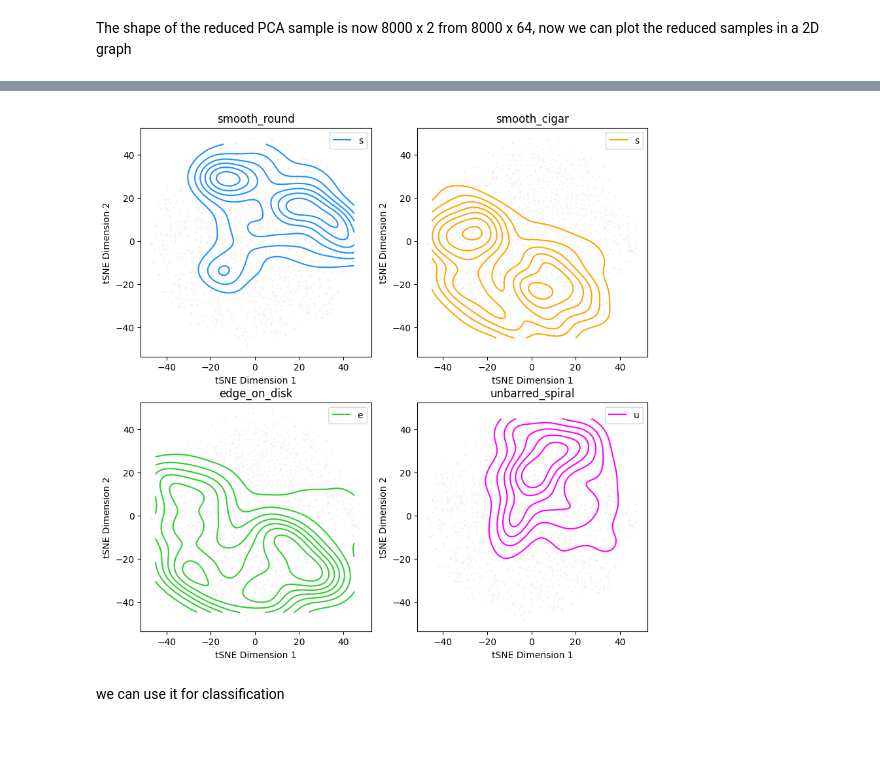
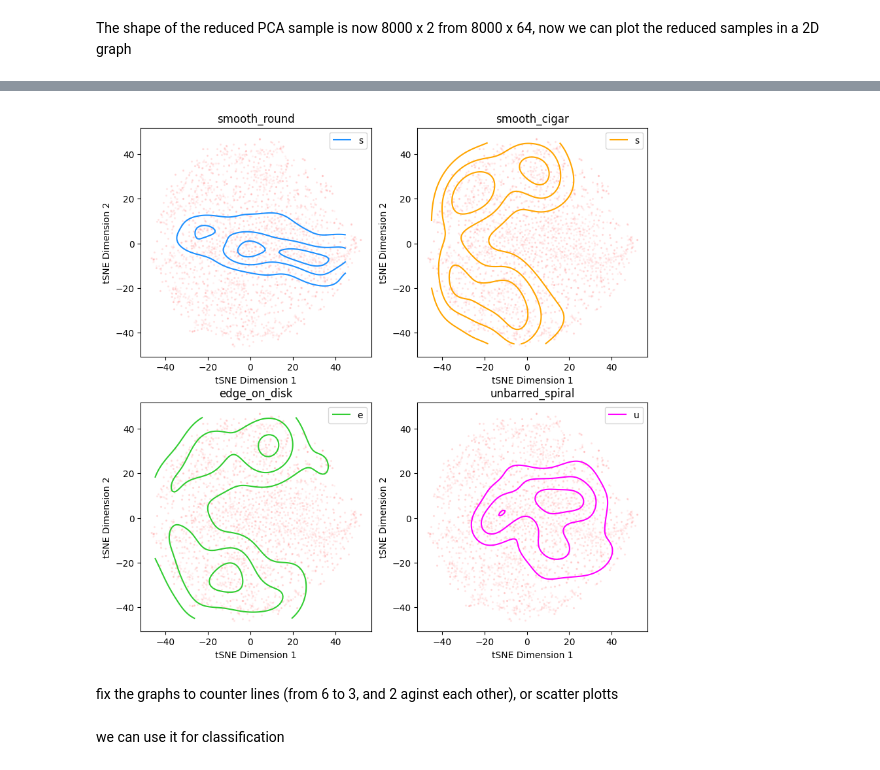
Before and after one commit to ezrafielding/galaxy-cluster, a Jupyter notebook: 3-Visualisation.ipynb, the cells around one changed output, grey strips where cells are left out. Cells and saved outputs as stored; diff of their text form; code cells hidden in the pictures; blank space fills up the shorter version.

```diff
--- a/3-Visualisation.ipynb
+++ b/3-Visualisation.ipynb
@@ -69,0 +100,31 @@ The shape of the reduced PCA sample is now 8000 x 2 from 8000 x 64, now we can p
+# %%
+xmin, xmax = -6, 16
+ymin, ymax = -6, 4
+
+# Peform the kernel density estimate
+xx, yy = np.mgrid[xmin:xmax:100j, ymin:ymax:100j]
+positions = np.vstack([xx.ravel(), yy.ravel()])
+
+fig = plt.figure(figsize=(10, 10))
+colors = ['dodgerblue', 'orange', 'limegreen', 'magenta']
+for i in range(4):
+    spots = (np.array(labels_train) == i )
+
+    plt.subplot(2, 2, i+1)
+    plt.scatter(pca_sample[:, 0], pca_sample[:, 1], s=2, marker='.', color='grey', alpha=0.01)# bins='log', cmap='Greys', alpha=0.5)
+
+
+    values = np.vstack([pca_sample[:, 0][spots], pca_sample[:, 1][spots]])
+    kernel = st.gaussian_kde(values)
+    f = np.reshape(kernel(positions).T, xx.shape)
+    cntr = plt.contour(xx, yy, f, colors=colors[i])
+    h1, _ = cntr.legend_elements()
+
+    plt.legend([h1[0]], classes[i])
+    plt.title(classes[i])
+    plt.xlim(-7, 16)
+    plt.ylim(-6, 6)
+    plt.xlabel('PCA 1')
+    plt.ylabel('PCA 2')
+
+plt.show()
@@ -107,28 +192,28 @@ tsne_sample = TSNE(n_components=2, init='pca', perplexity=10, learning_rate = 10
 # %%
 xmin, xmax = -45, 45
 ymin, ymax = -45, 45
 
 # Peform the kernel density estimate
 xx, yy = np.mgrid[xmin:xmax:100j, ymin:ymax:100j]
 positions = np.vstack([xx.ravel(), yy.ravel()])
 
 fig = plt.figure(figsize=(10, 10))
 
 for i in range(4):
     spots = (np.array(labels_train[idx]) == i )
     plt.subplot(2, 2, i+1)
-    plt.scatter(tsne_sample[:, 0], tsne_sample[:, 1], c='black', s=2, alpha=0.01)
+    plt.scatter(tsne_sample[:, 0], tsne_sample[:, 1], c='red', s=2, alpha=0.03)
 
     values = np.vstack([tsne_sample[:, 0][spots], tsne_sample[:, 1][spots]])
     kernel = st.gaussian_kde(values)
     f = np.reshape(kernel(positions).T, xx.shape)
-    cntr = plt.contour(xx, yy, f, colors=colors[i])
+    cntr = plt.contour(xx, yy, f, levels = 3, colors=colors[i])
     h1, _ = cntr.legend_elements()
 
     plt.legend([h1[0]], classes[i])
     plt.title(classes[i])
     plt.xlabel('tSNE Dimension 1')
     plt.ylabel('tSNE Dimension 2')
 plt.show()
 # %% [output]
-[figure, old version]
+[figure, new version]
@@ -137,3 +220,5 @@ fix the graphs to counter lines (from 6 to 3, and 2 aginst each other), or scatt
+# %% [markdown]
+fix the graphs to counter lines (from 6 to 3, and 2 aginst each other), or scatter plotts
 # %% [markdown]
 we can use it for classification
 # %% [markdown]
```
Also changed, not shown: parts of 15 cells of this notebook, 1 other file.
